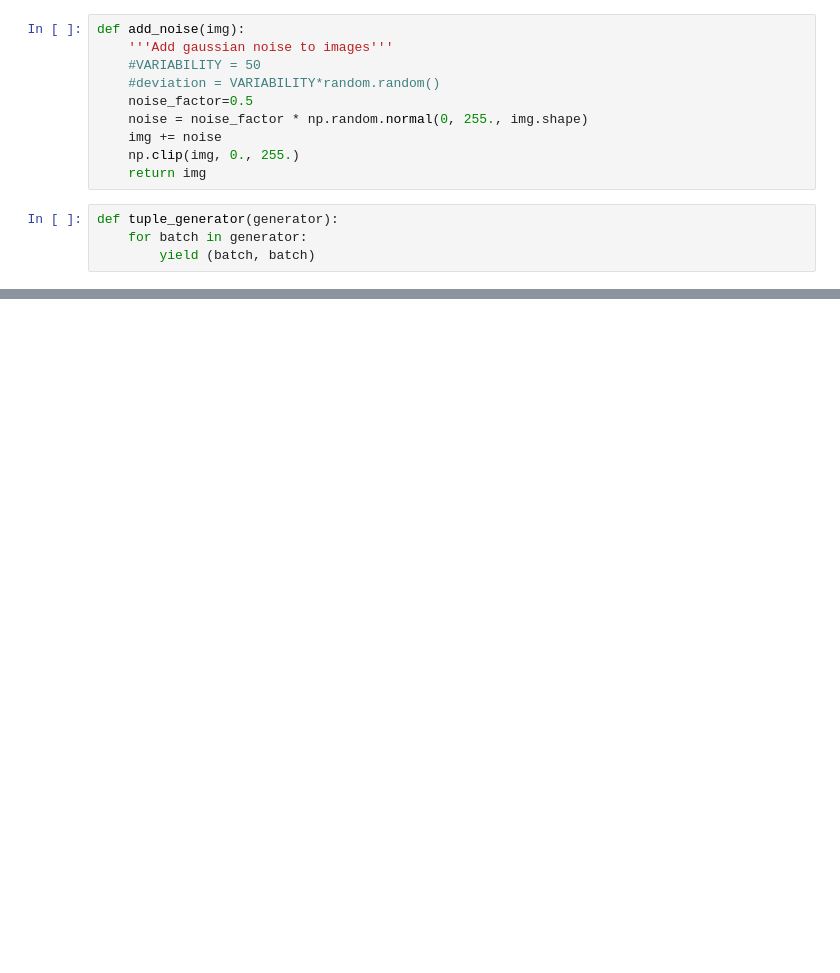
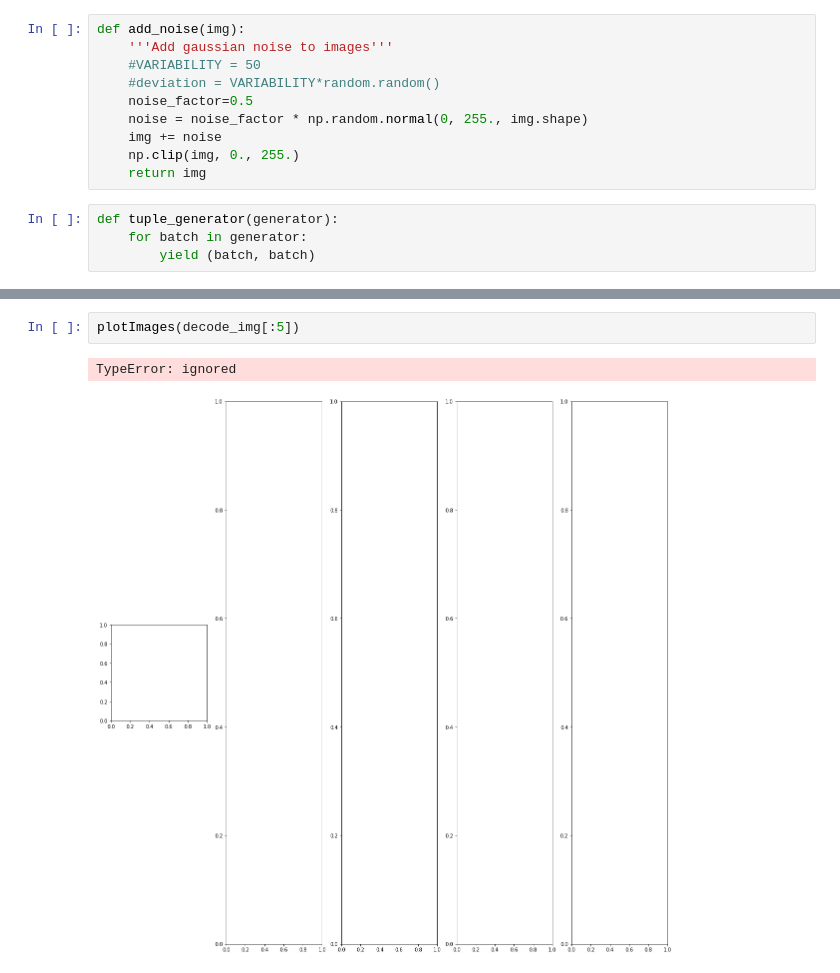
Before and after one commit to anirudh-g/Msc-Data-science, a Jupyter notebook: Autoencoders.ipynb, the cells around one changed output, grey strips where cells are left out. Cells and saved outputs as stored; diff of their text form; blank space fills up the shorter version.

```diff
--- a/Autoencoders.ipynb
+++ b/Autoencoders.ipynb
@@ -133,0 +154,5 @@ ValueError: ignored
+# %%
+plotImages(decode_img[:5])
+# %% [output]
+TypeError: ignored
+[figure, added]
```
Also changed, not shown: parts of 13 cells of this notebook.
